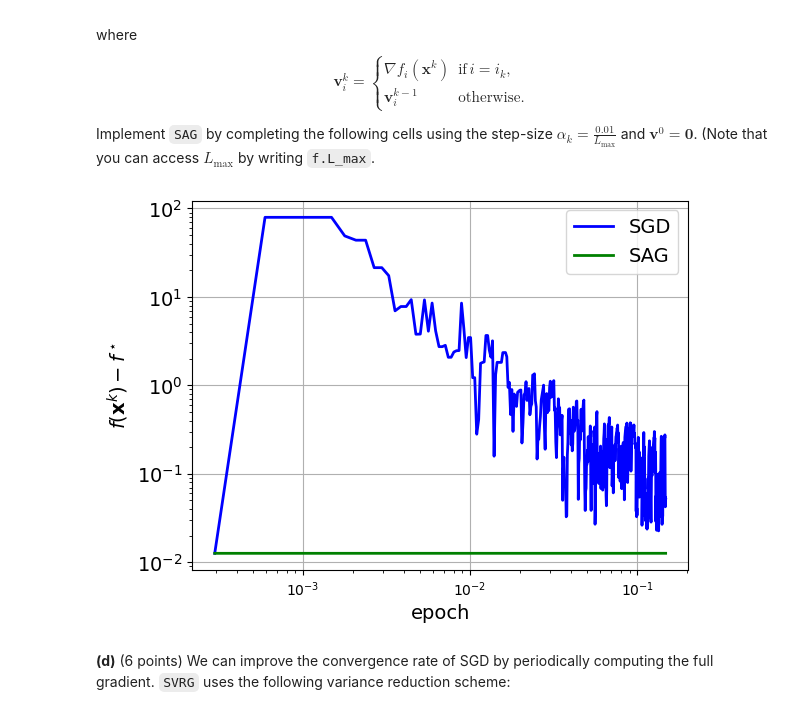
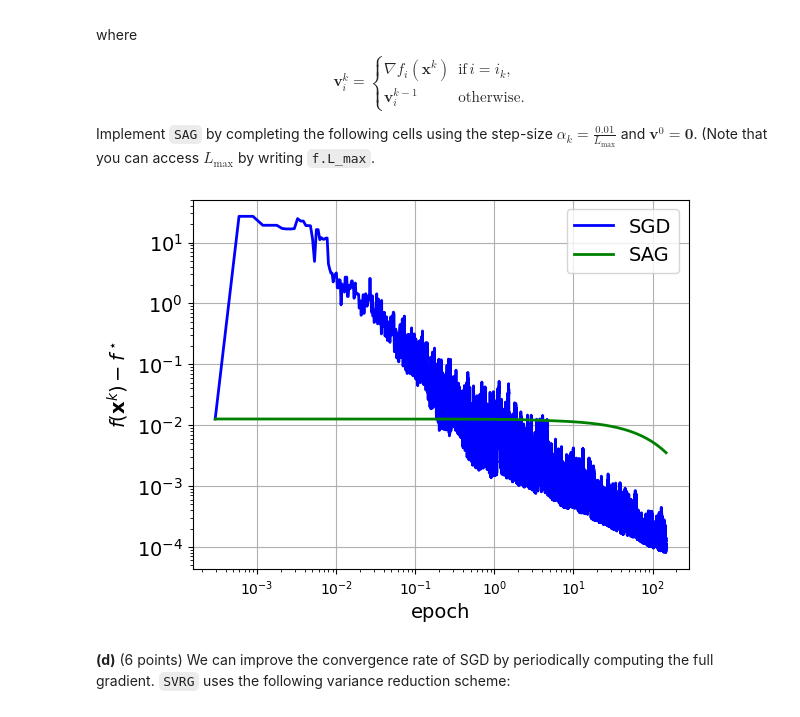
Before and after one commit to Bozu1206/ee-556-hw1, a Jupyter notebook: Part 3 - Stochastic gradient methods.ipynb, the cells around one changed output. Saved outputs shown, nothing was run; the diff lists cells and outputs as text; code cells hidden in the pictures.

```diff
--- a/Part 3 - Stochastic gradient methods.ipynb
+++ b/Part 3 - Stochastic gradient methods.ipynb
@@ -124,9 +124,9 @@ def SAG_initialize(f, x_zero):
 # %%
 SAG = OptAlgorithm(name="SAG", init_state=SAG_initialize, state_update=SAG_update)
 # %%
-plot_epochs([SGD, SAG], f, x_zero, 500) # Should be 500 000 iterations
+plot_epochs([SGD, SAG], f, x_zero, 500000)
 # %% [output]
-[figure, old version]
+[figure, new version]
 # %% [markdown]
 __(d)__ (6 points)
 We can improve the convergence rate of SGD by periodically computing the full gradient. `SVRG` uses the following variance reduction scheme:
```
Also changed, not shown: parts of 9 cells of this notebook.
